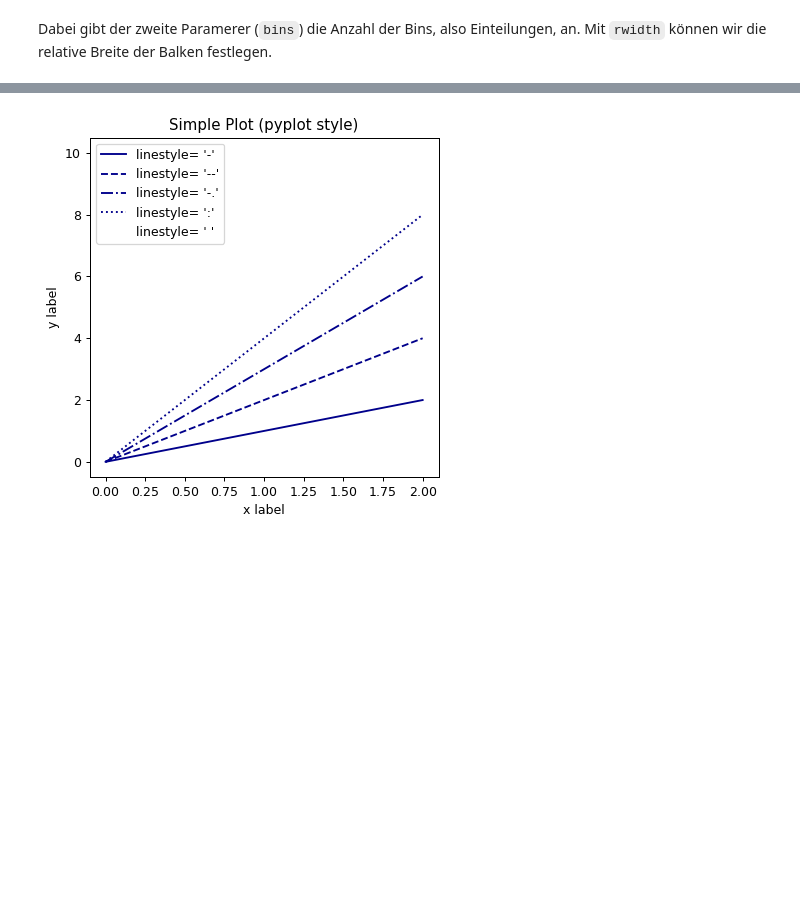
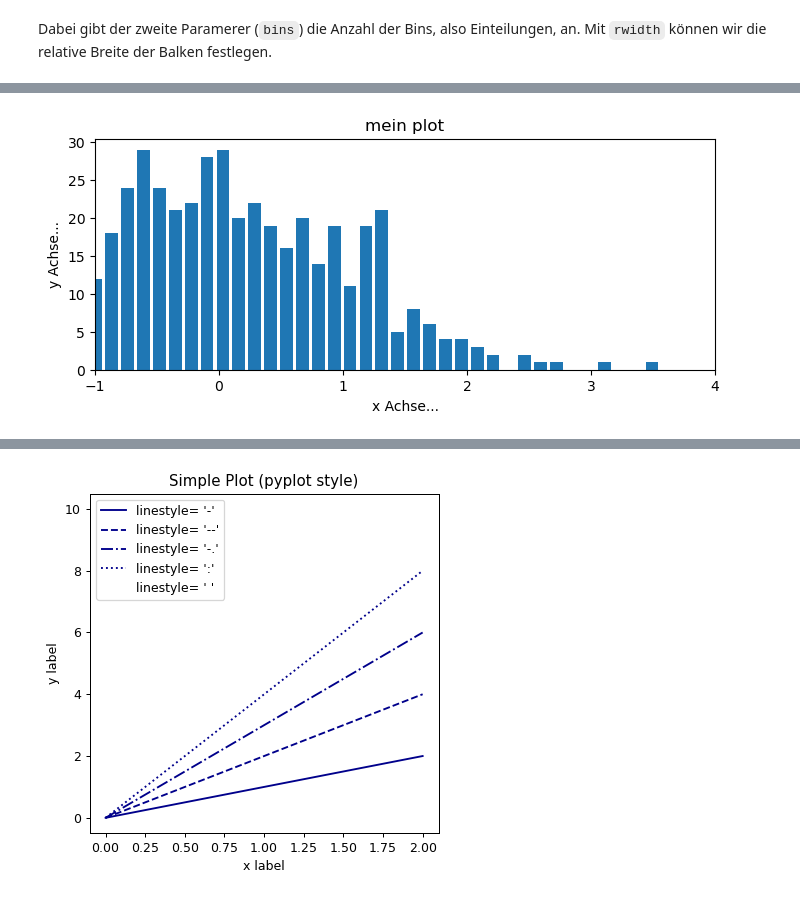
Before and after one commit to florian-huber/python-introduction, a Jupyter notebook: lesson_material_german/12_data_visualization.ipynb, the cells around one changed output, grey strips where cells are left out. Drawn from its saved outputs; the diff is of its cells as text; code cells hidden in the pictures; blank space fills up the shorter version.

```diff
--- a/lesson_material_german/12_data_visualization.ipynb
+++ b/lesson_material_german/12_data_visualization.ipynb
@@ -431,0 +463,18 @@ plt.show()
+# %%
+random_numbers = np.random.randn(500)
+
+fig, ax = plt.subplots(figsize=(8, 3))
+ax.hist(random_numbers, 50, rwidth=0.8)
+
+# Achsen beschriften
+ax.set_xlabel("x Achse...")
+ax.set_ylabel("y Achse...")
+
+# Titel
+ax.set_title("mein plot")
+
+# Achsenbereich auswählen
+ax.set_xlim(-1, 4)
+plt.show()
+# %% [output]
+[figure, new version]
```
Also changed, not shown: parts of 33 cells of this notebook.
